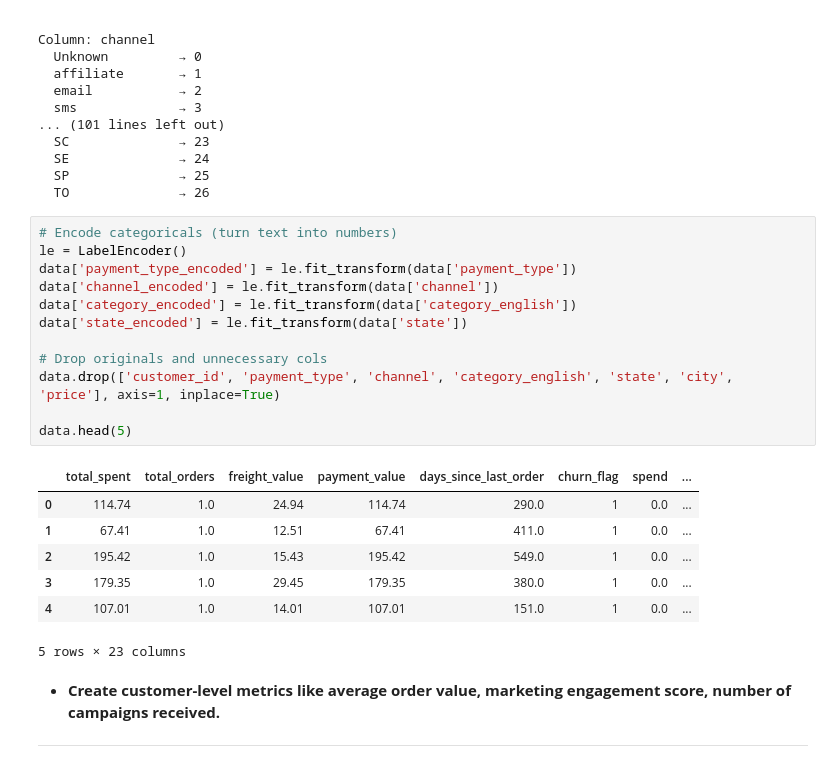
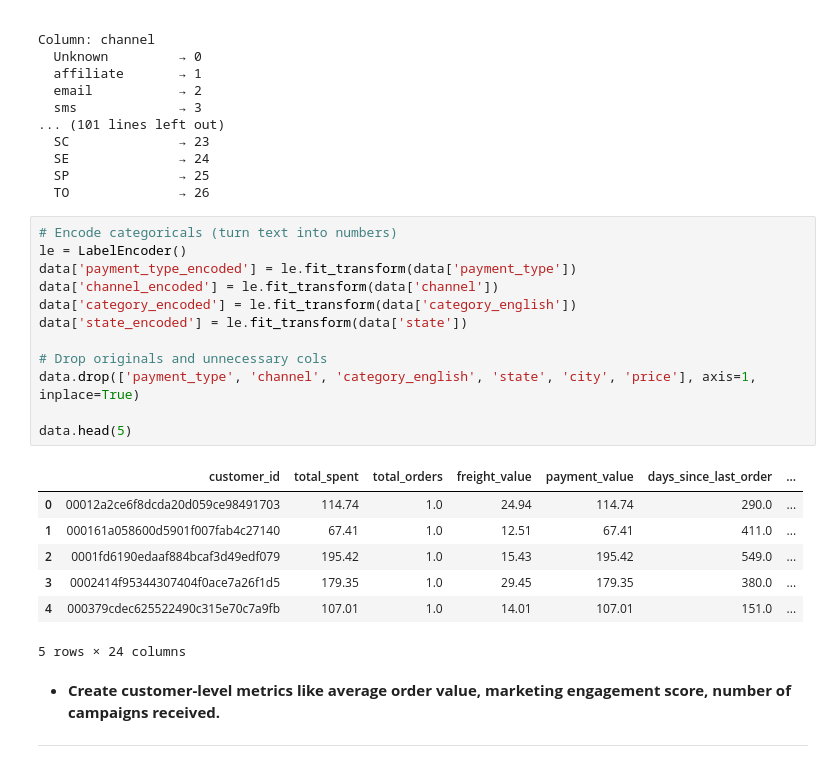
Before and after one commit to Kanakbaghel/Capstone_Project, a Jupyter notebook: Scripts/P2 : Predictive Modelling.ipynb, the cells around one changed output. Saved outputs shown, nothing was run; the diff lists cells and outputs as text.

```diff
--- a/Scripts/P2 : Predictive Modelling.ipynb
+++ b/Scripts/P2 : Predictive Modelling.ipynb
@@ -359,23 +359,23 @@ Column: channel
 # %%
 # Encode categoricals (turn text into numbers)
 le = LabelEncoder()
 data['payment_type_encoded'] = le.fit_transform(data['payment_type'])
 data['channel_encoded'] = le.fit_transform(data['channel'])
 data['category_encoded'] = le.fit_transform(data['category_english'])
 data['state_encoded'] = le.fit_transform(data['state'])
 
 # Drop originals and unnecessary cols
-data.drop(['customer_id', 'payment_type', 'channel', 'category_english', 'state', 'city', 'price'], axis=1, inplace=True)
+data.drop(['payment_type', 'channel', 'category_english', 'state', 'city', 'price'], axis=1, inplace=True)
 
 data.head(5)
 # %% [output]
-|  | total_spent | total_orders | freight_value | payment_value | days_since_last_order | churn_flag | spend | ... |
-| 0 | 114.74 | 1.0 | 24.94 | 114.74 | 290.0 | 1 | 0.0 | ... |
-| 1 | 67.41 | 1.0 | 12.51 | 67.41 | 411.0 | 1 | 0.0 | ... |
-| 2 | 195.42 | 1.0 | 15.43 | 195.42 | 549.0 | 1 | 0.0 | ... |
-| 3 | 179.35 | 1.0 | 29.45 | 179.35 | 380.0 | 1 | 0.0 | ... |
-| 4 | 107.01 | 1.0 | 14.01 | 107.01 | 151.0 | 1 | 0.0 | ... |
+|  | customer_id | total_spent | total_orders | freight_value | payment_value | days_since_last_order | ... |
+| 0 | 00012a2ce6f8dcda20d059ce98491703 | 114.74 | 1.0 | 24.94 | 114.74 | 290.0 | ... |
+| 1 | 000161a058600d5901f007fab4c27140 | 67.41 | 1.0 | 12.51 | 67.41 | 411.0 | ... |
+| 2 | 0001fd6190edaaf884bcaf3d49edf079 | 195.42 | 1.0 | 15.43 | 195.42 | 549.0 | ... |
+| 3 | 0002414f95344307404f0ace7a26f1d5 | 179.35 | 1.0 | 29.45 | 179.35 | 380.0 | ... |
+| 4 | 000379cdec625522490c315e70c7a9fb | 107.01 | 1.0 | 14.01 | 107.01 | 151.0 | ... |
-5 rows × 23 columns
+5 rows × 24 columns
 # %% [markdown]
 - **Create customer-level metrics like average order value, marketing engagement score, number of campaigns received.**
 
```
Also changed, not shown: parts of 8 cells of this notebook.
